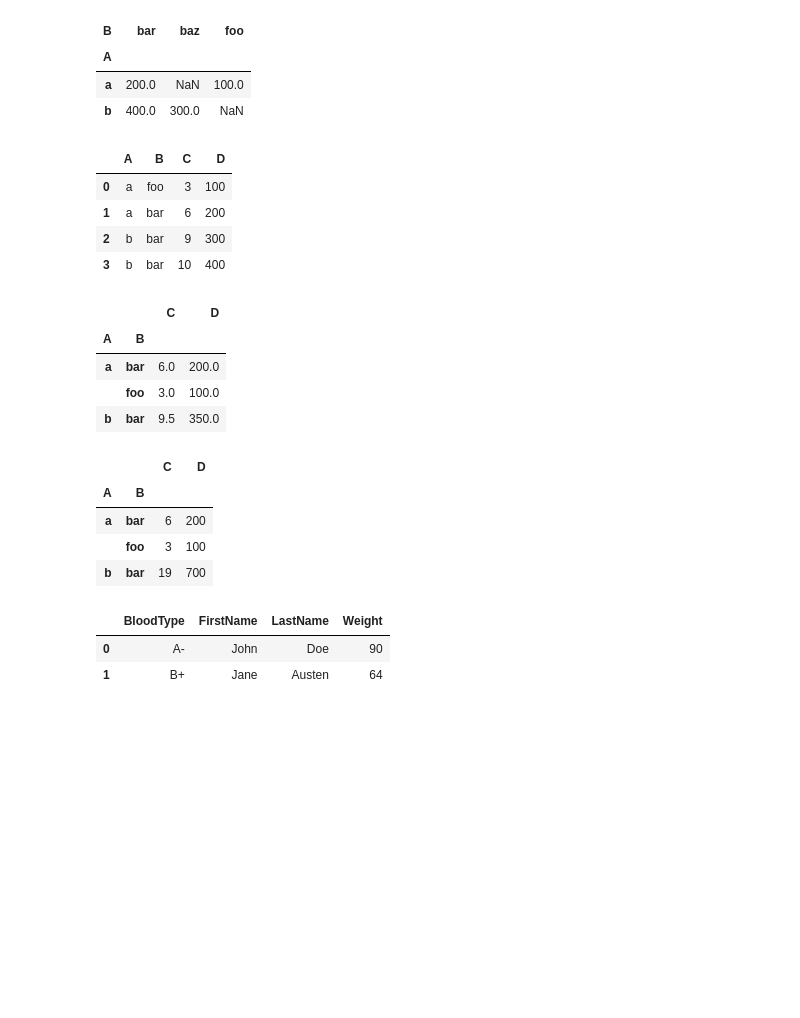
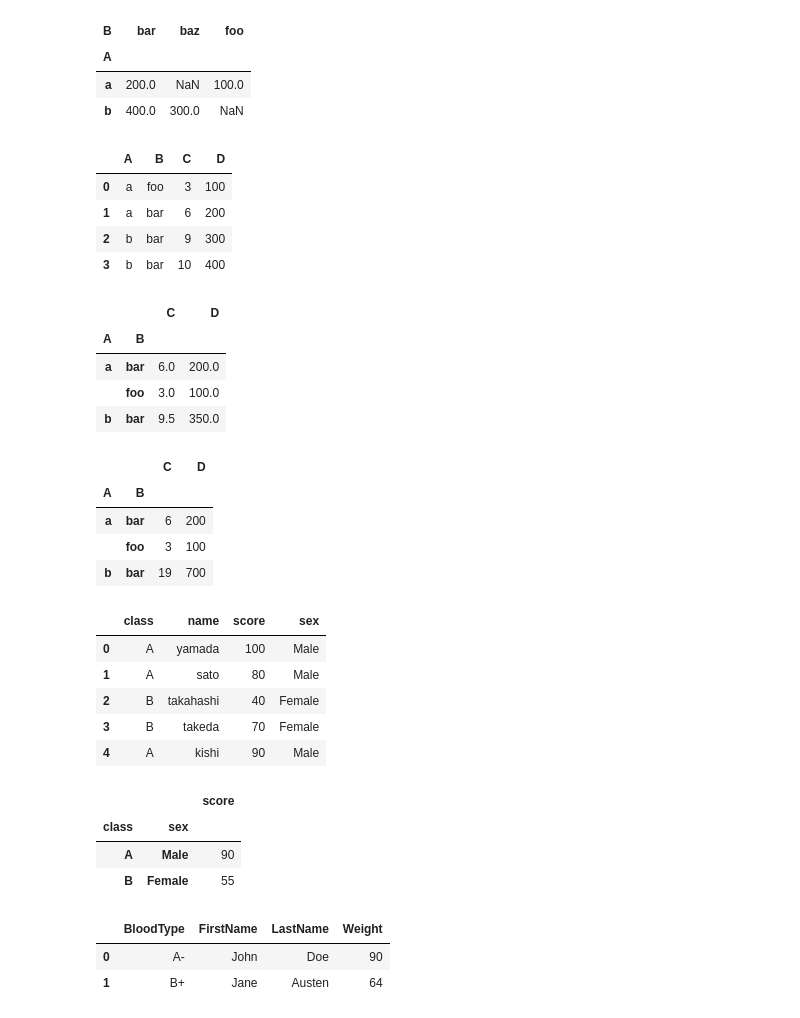
Before and after one commit to hyota0914/learnpython, a Jupyter notebook: jupyter/python/pandas.ipynb, the cells around one changed output. Cells and saved outputs as stored; diff of their text form; code cells hidden in the pictures; blank space fills up the shorter version.

```diff
--- a/jupyter/python/pandas.ipynb
+++ b/jupyter/python/pandas.ipynb
@@ -466,27 +483,44 @@ display(df.pivot(columns='B', index='A', values='D'))
 # %%
 # if you can't ensure uniquness of data, you can use pivot_table
 # aggfunc argument is used to aggregate values.
 # default aggfunc is 'mean'
 df = pd.DataFrame([["a","foo",3, 100],["a","bar",6,200],["b","bar",9,300],["b", "bar", 10,400]], columns=['A', 'B', 'C', 'D'])
 display(df)
 display(df.pivot_table(index=['A', 'B']))
 display(df.pivot_table(index=['A', 'B'], aggfunc='sum'))
+
+df = pd.DataFrame(data={"name":["yamada","sato","takahashi","takeda","kishi"], \
+                                              "score":[100,80,40,70,90],\
+                                              "sex":['Male', 'Male', 'Female', 'Female', 'Male'],\
+                                              "class":['A', 'A', 'B', 'B', 'A']})
+display(df)
+df.pivot_table(index=['class', 'sex'], values='score', aggfunc='mean')
 # %% [output]
 |  | A | B | C | D |
 | 0 | a | foo | 3 | 100 |
 | 1 | a | bar | 6 | 200 |
 | 2 | b | bar | 9 | 300 |
 | 3 | b | bar | 10 | 400 |
 |  |  | C | D |
 | A | B |  |  |
 | a | bar | 6.0 | 200.0 |
 |  | foo | 3.0 | 100.0 |
 | b | bar | 9.5 | 350.0 |
 |  |  | C | D |
 | A | B |  |  |
 | a | bar | 6 | 200 |
 |  | foo | 3 | 100 |
 | b | bar | 19 | 700 |
+|  | class | name | score | sex |
+| 0 | A | yamada | 100 | Male |
+| 1 | A | sato | 80 | Male |
+| 2 | B | takahashi | 40 | Female |
+| 3 | B | takeda | 70 | Female |
+| 4 | A | kishi | 90 | Male |
+|  |  | score |
+| class | sex |  |
+| A | Male | 90 |
+| B | Female | 55 |
 # %%
 # Reshape Your DataFrame With melt()
 # The `people` DataFrame
```
Also changed, not shown: parts of 20 cells of this notebook, 2 other files.
